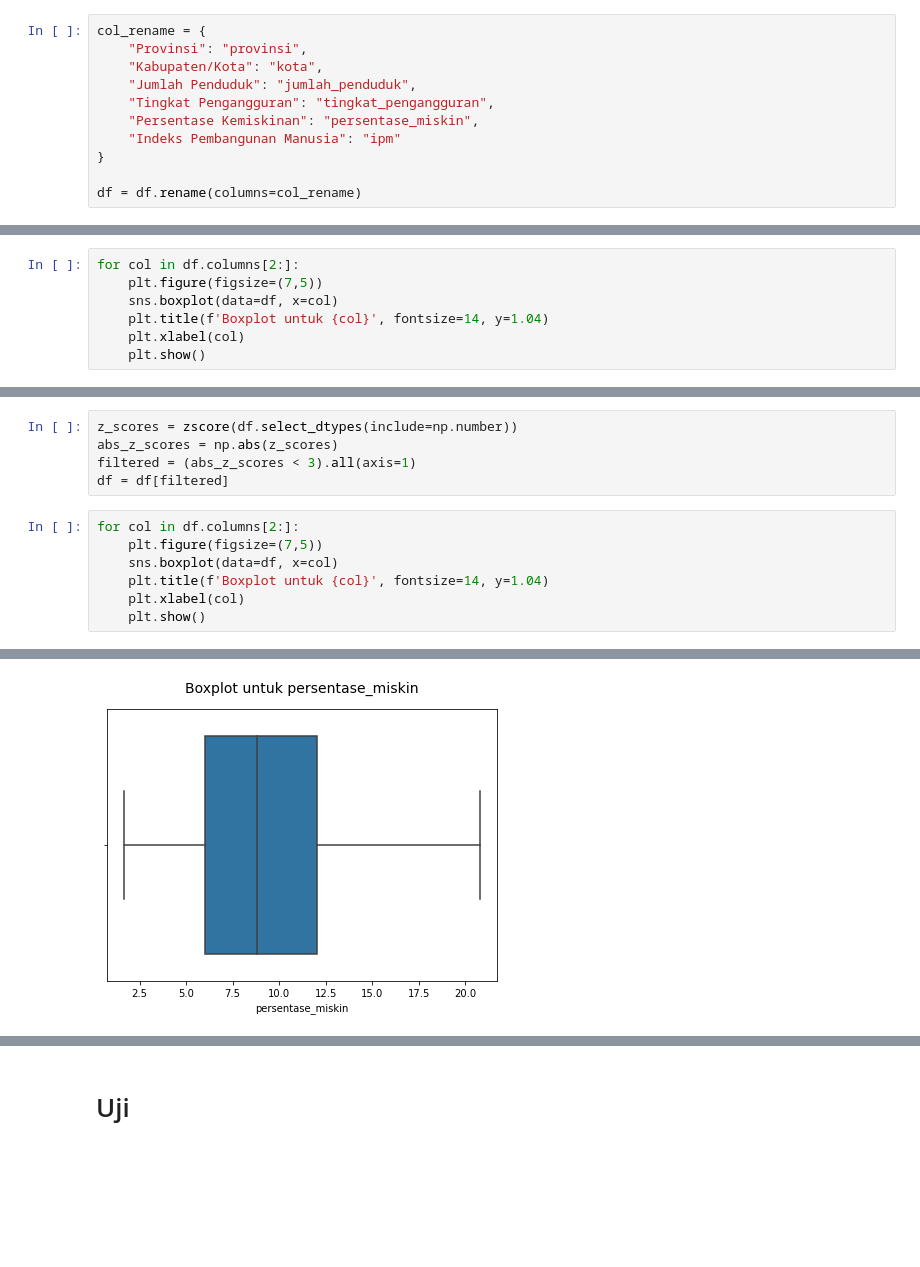
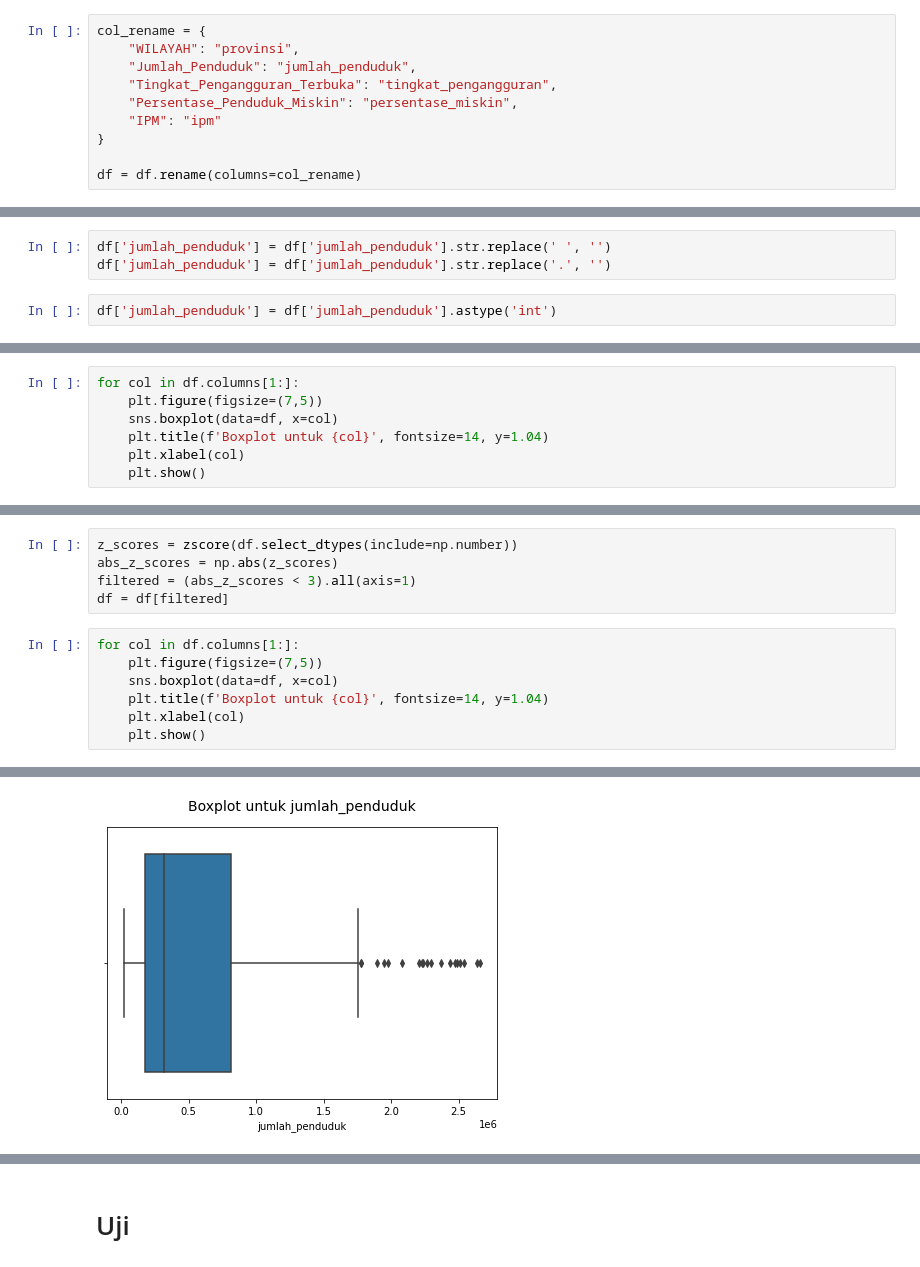
Before and after one commit to Andre2605/SEM-poverty-unemployment-rate, a Jupyter notebook: UAS_SEM_ECON.ipynb, the cells around one changed output, grey strips where cells are left out. Cells and saved outputs as stored; diff of their text form; blank space fills up the shorter version.

```diff
--- a/UAS_SEM_ECON.ipynb
+++ b/UAS_SEM_ECON.ipynb
@@ -43,12 +43,11 @@ Index(['Provinsi', 'Kabupaten/Kota', 'Jumlah Penduduk', 'Tingkat Pengangguran',
       dtype='object')
 # %%
 col_rename = {
-    "Provinsi": "provinsi",
-    "Kabupaten/Kota": "kota",
-    "Jumlah Penduduk": "jumlah_penduduk",
-    "Tingkat Pengangguran": "tingkat_pengangguran",
-    "Persentase Kemiskinan": "persentase_miskin",
-    "Indeks Pembangunan Manusia": "ipm"
+    "WILAYAH": "provinsi",
+    "Jumlah_Penduduk": "jumlah_penduduk",
+    "Tingkat_Pengangguran_Terbuka": "tingkat_pengangguran",
+    "Persentase_Penduduk_Miskin": "persentase_miskin",
+    "IPM": "ipm"
 }
 
 df = df.rename(columns=col_rename)
@@ -87,3 +85,8 @@ memory usage: 15.5+ KB
+# %%
+df['jumlah_penduduk'] = df['jumlah_penduduk'].str.replace(' ', '')
+df['jumlah_penduduk'] = df['jumlah_penduduk'].str.replace('.', '')
+# %%
+df['jumlah_penduduk'] = df['jumlah_penduduk'].astype('int')
 # %% [markdown]
 # Statistik Deskriptif
 # %%
@@ -101,7 +104,7 @@ df.describe()
 # %% [markdown]
 ### Deteksi Outlier
 # %%
-for col in df.columns[2:]:
+for col in df.columns[1:]:
     plt.figure(figsize=(7,5))
     sns.boxplot(data=df, x=col)
     plt.title(f'Boxplot untuk {col}', fontsize=14, y=1.04)
@@ -122,7 +125,7 @@ abs_z_scores = np.abs(z_scores)
 filtered = (abs_z_scores < 3).all(axis=1)
 df = df[filtered]
 # %%
-for col in df.columns[2:]:
+for col in df.columns[1:]:
     plt.figure(figsize=(7,5))
     sns.boxplot(data=df, x=col)
     plt.title(f'Boxplot untuk {col}', fontsize=14, y=1.04)
@@ -134 +137 @@ for col in df.columns[2:]:
-[figure, old version]
+[figure, new version]
```
Also changed, not shown: parts of 52 cells of this notebook, 4 other files.
